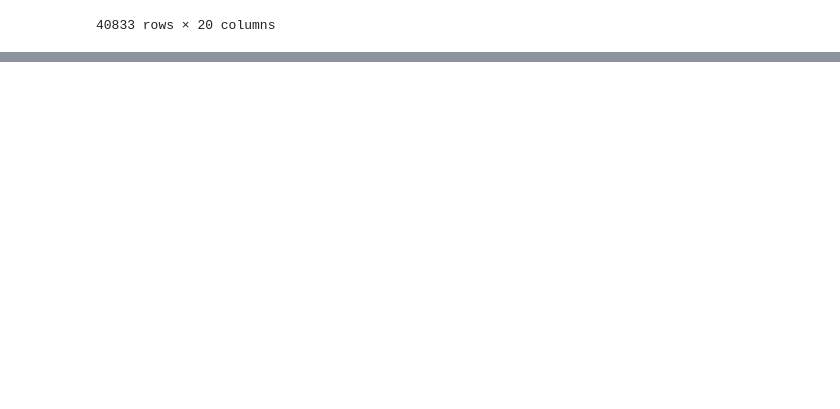
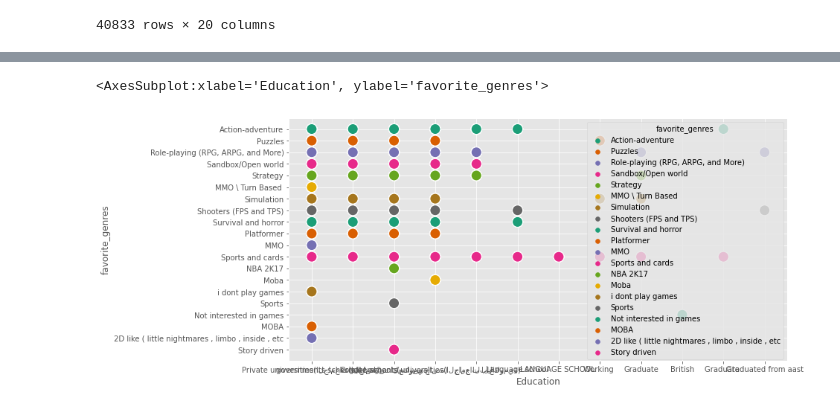
Before and after one commit to OmarEmad313/video-game-recommendation, a Jupyter notebook: Game recommendation-checkpoint.ipynb, the cells around one changed output, grey strips where cells are left out. Cells and saved outputs as stored; diff of their text form; code cells hidden in the pictures; blank space fills up the shorter version.

```diff
--- a/Game recommendation-checkpoint.ipynb
+++ b/Game recommendation-checkpoint.ipynb
@@ -117,0 +224,5 @@ display(df)
+# %%
+sns.scatterplot(x="Education",y="favorite_genres", hue="favorite_genres", data=df, palette="Dark2", s=200)
+# %% [output]
+<AxesSubplot:xlabel='Education', ylabel='favorite_genres'>
+[figure, added]
```
Also changed, not shown: parts of 40 cells of this notebook, 2 other files.
